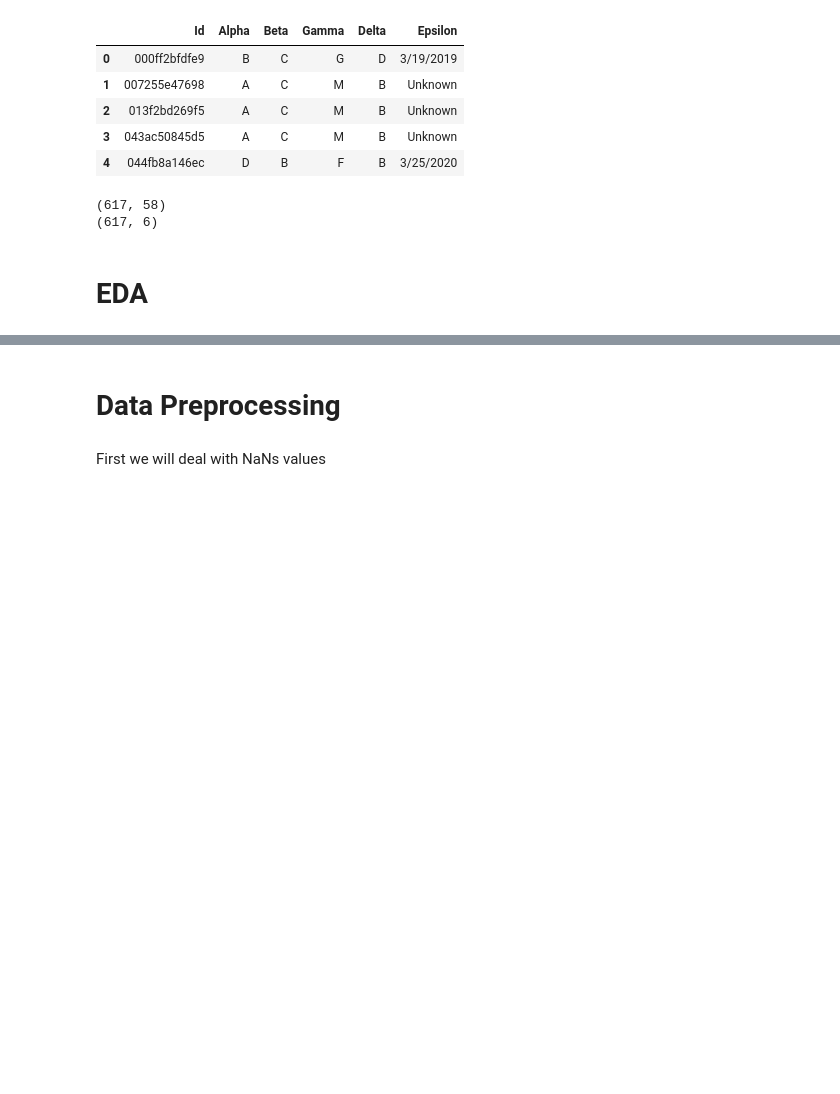
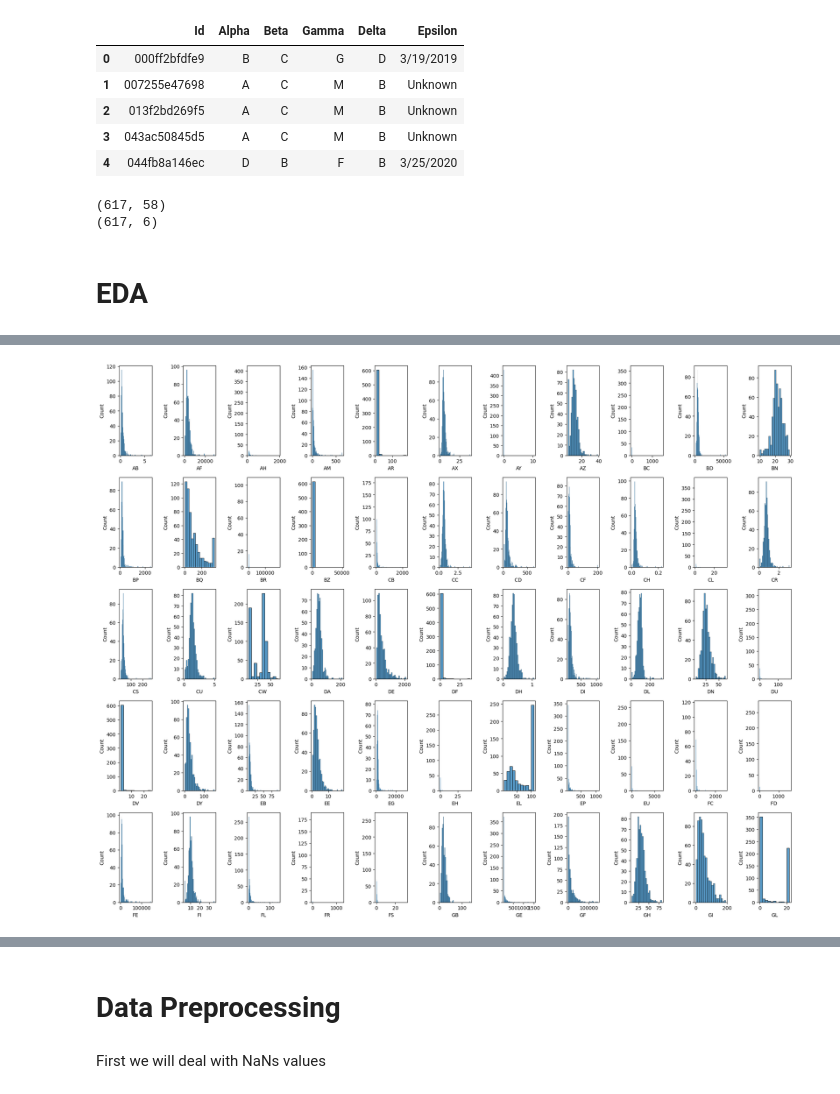
Before and after one commit to quangbui04/age-condition, a Jupyter notebook: age-conditions.ipynb, the cells around one changed output, grey strips where cells are left out. Cells and saved outputs as stored; diff of their text form; code cells hidden in the pictures; blank space fills up the shorter version.

```diff
--- a/age-conditions.ipynb
+++ b/age-conditions.ipynb
@@ -40,0 +62,13 @@ print(df_greek.shape)
+# %%
+fig, axes = plt.subplots(nrows=5, ncols=int(len(column_names)/5), figsize=(20,16))
+
+axes = axes.flatten()
+
+for i in range(len(column_names)):
+    sns.histplot(df_train[column_names[i]], ax=axes[i])
+    axes[i].set_xlabel(column_names[i])
+
+fig.tight_layout()
+plt.show()
+# %% [output]
+[figure, added]
```
Also changed, not shown: parts of 14 cells of this notebook.
